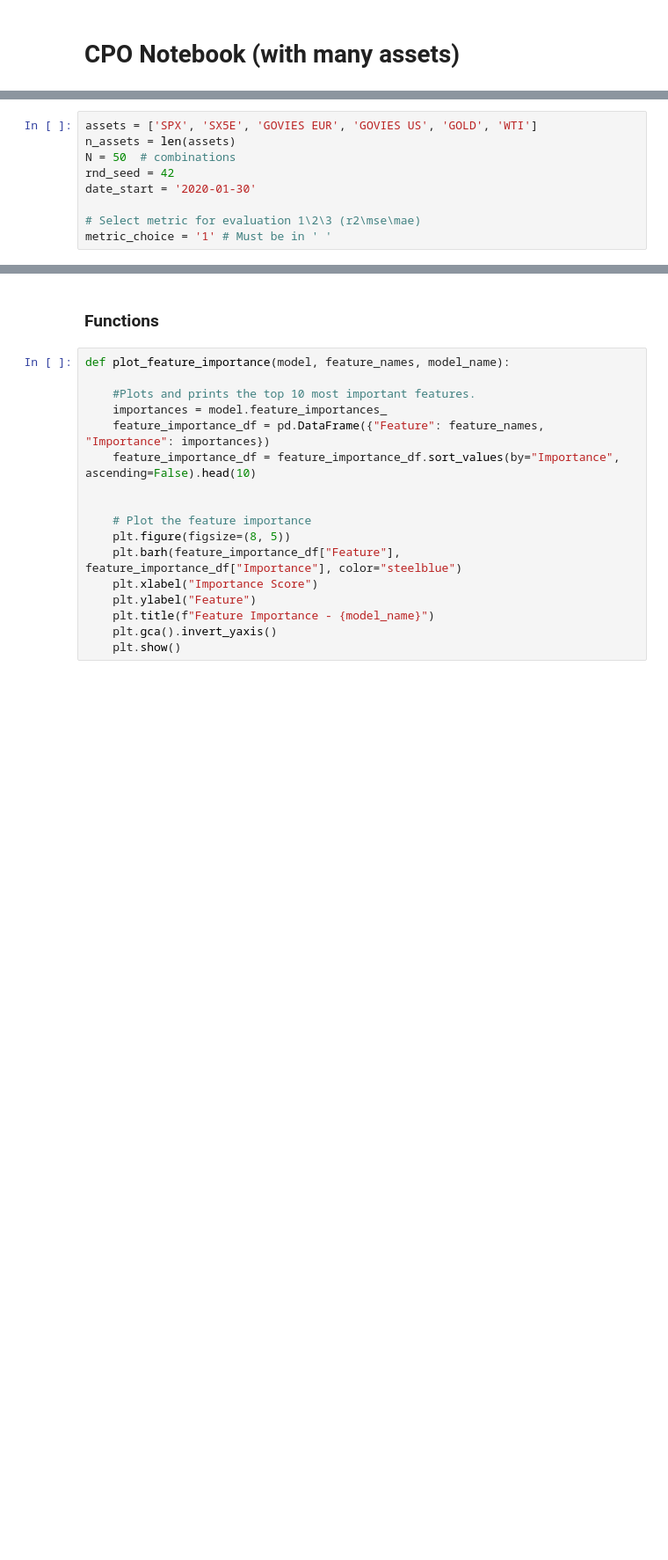
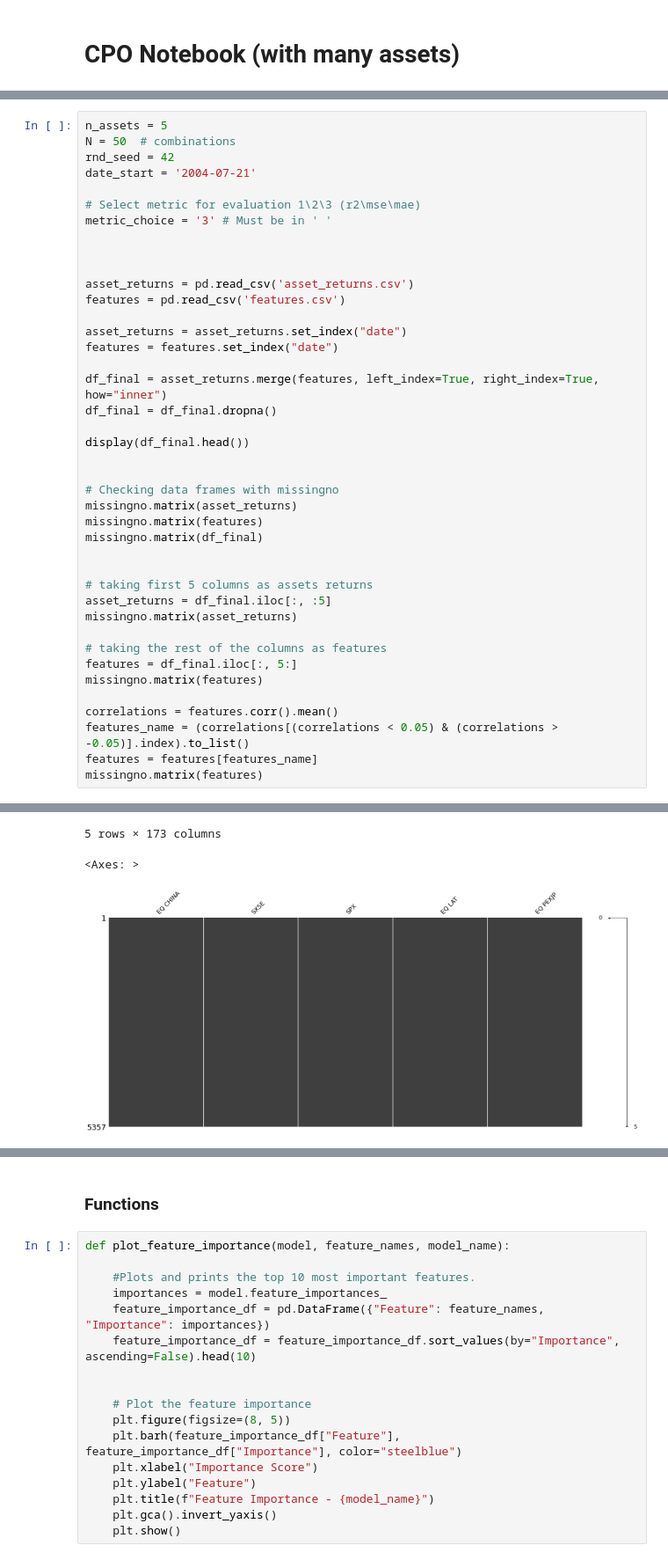
Before and after one commit to mprandi123/AI_project25, a Jupyter notebook: CPO_notebook_multiple_assets.ipynb, the cells around one changed output, grey strips where cells are left out. Shown at 88% size. Drawn from its saved outputs; the diff is of its cells as text; blank space fills up the shorter version.

```diff
--- a/CPO_notebook_multiple_assets.ipynb
+++ b/CPO_notebook_multiple_assets.ipynb
@@ -18,9 +19,42 @@ import optuna
-# %%
-assets = ['SPX', 'SX5E', 'GOVIES EUR', 'GOVIES US', 'GOLD', 'WTI']
-n_assets = len(assets)
-N = 50  # combinations
-rnd_seed = 42
-date_start = '2020-01-30'
-
-# Select metric for evaluation 1\2\3 (r2\mse\mae)
-metric_choice = '1' # Must be in ' '
+# %%
+n_assets = 5
+N = 50  # combinations
+rnd_seed = 42
+date_start = '2004-07-21'
+
+# Select metric for evaluation 1\2\3 (r2\mse\mae)
+metric_choice = '3' # Must be in ' '
+
+
+
+asset_returns = pd.read_csv('asset_returns.csv')
+features = pd.read_csv('features.csv')
+
+asset_returns = asset_returns.set_index("date")
+features = features.set_index("date")
+
+df_final = asset_returns.merge(features, left_index=True, right_index=True, how="inner")
+df_final = df_final.dropna()
+
+display(df_final.head())
+
+
+# Checking data frames with missingno
+missingno.matrix(asset_returns)
+missingno.matrix(features)
+missingno.matrix(df_final)
+
+
+# taking first 5 columns as assets returns
+asset_returns = df_final.iloc[:, :5]
+missingno.matrix(asset_returns)
+
+# taking the rest of the columns as features
+features = df_final.iloc[:, 5:]
+missingno.matrix(features)
+
+correlations = features.corr().mean()
+features_name = (correlations[(correlations < 0.05) & (correlations > -0.05)].index).to_list()
+features = features[features_name]
+missingno.matrix(features)
+# %% [output]
@@ -26,0 +68,3 @@ metric_choice = '1' # Must be in ' '
+5 rows × 173 columns
+<Axes: >
+[figure, added]
```
Also changed, not shown: parts of 17 cells of this notebook, 2 other files.
